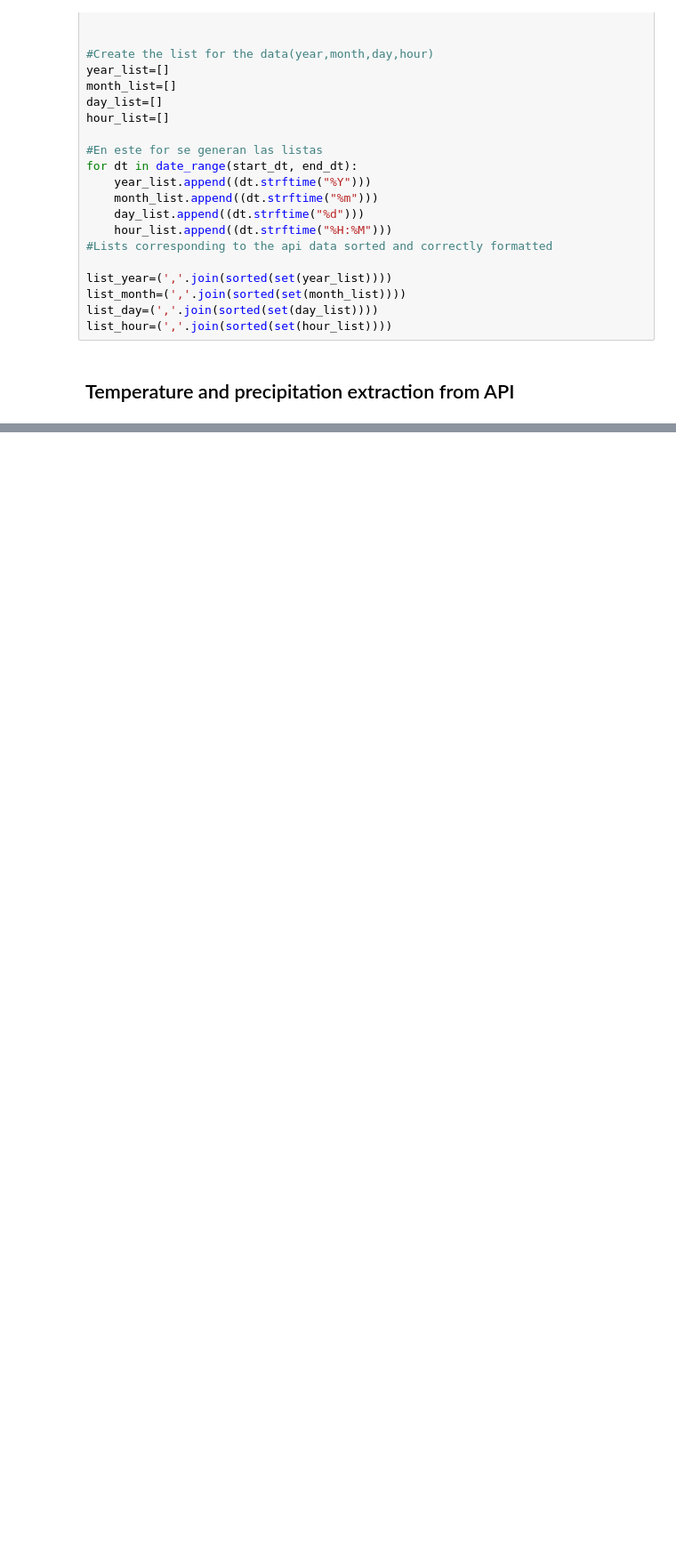
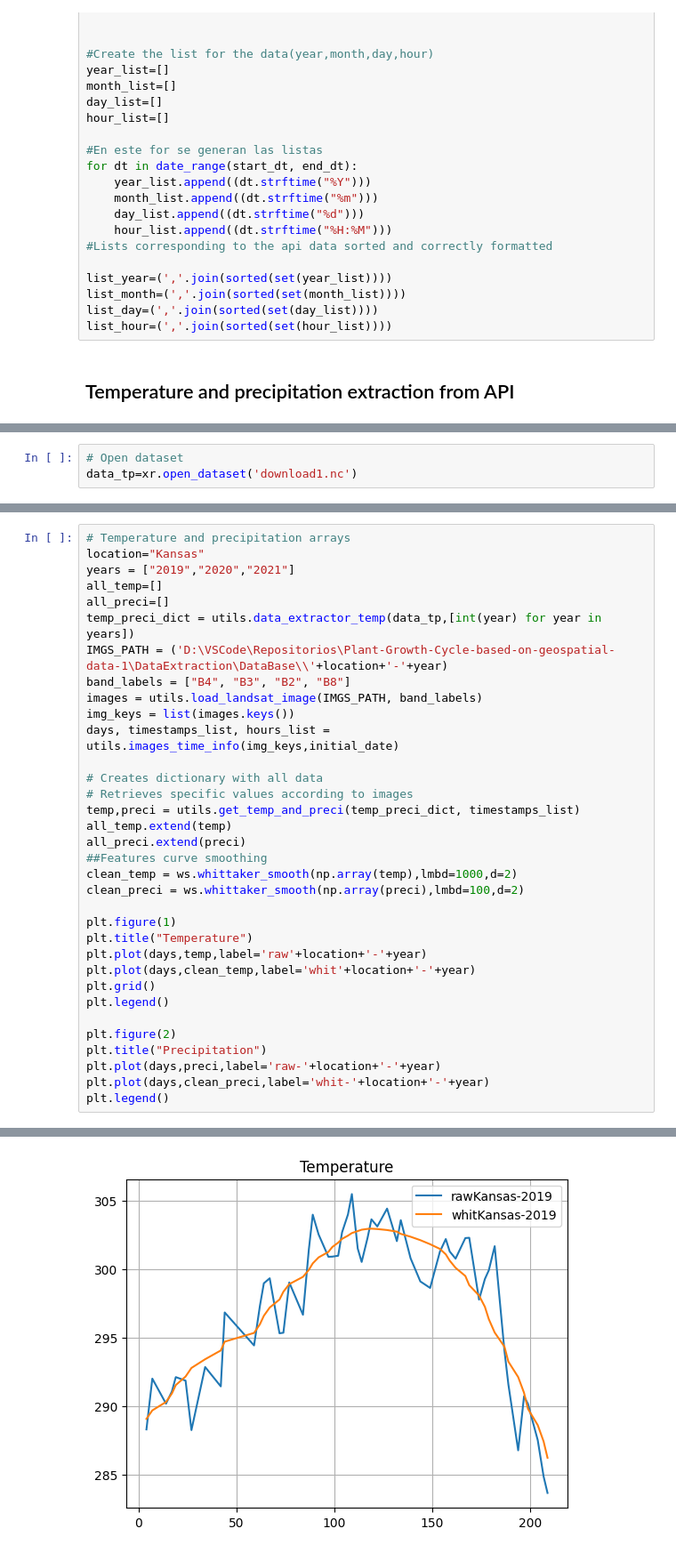
Before and after one commit to AguilarAngel9/Plant-Growth-Cycle-based-on-geospatial-data, a Jupyter notebook: Models/multivariableRegression.ipynb, the cells around one changed output, grey strips where cells are left out. Shown at 89% size. Cells and saved outputs as stored; diff of their text form; blank space fills up the shorter version.

```diff
--- a/Models/multivariableRegression.ipynb
+++ b/Models/multivariableRegression.ipynb
@@ -151,0 +139,3 @@ plt.show()
+# %%
+# Open dataset
+data_tp=xr.open_dataset('download1.nc')
@@ -151,0 +185,35 @@ plt.show()
+# %%
+# Temperature and precipitation arrays
+location="Kansas"
+years = ["2019","2020","2021"]
+all_temp=[]
+all_preci=[]
+temp_preci_dict = utils.data_extractor_temp(data_tp,[int(year) for year in years])
+IMGS_PATH = ('D:\VSCode\Repositorios\Plant-Growth-Cycle-based-on-geospatial-data-1\DataExtraction\DataBase\\'+location+'-'+year)
+band_labels = ["B4", "B3", "B2", "B8"]
+images = utils.load_landsat_image(IMGS_PATH, band_labels)
+img_keys = list(images.keys())
+days, timestamps_list, hours_list = utils.images_time_info(img_keys,initial_date)
+
+# Creates dictionary with all data
+# Retrieves specific values according to images
+temp,preci = utils.get_temp_and_preci(temp_preci_dict, timestamps_list)
+all_temp.extend(temp)
+all_preci.extend(preci)
+##Features curve smoothing
+clean_temp = ws.whittaker_smooth(np.array(temp),lmbd=1000,d=2)
+clean_preci = ws.whittaker_smooth(np.array(preci),lmbd=100,d=2)
+
+plt.figure(1)
+plt.title("Temperature")
+plt.plot(days,temp,label='raw'+location+'-'+year)
+plt.plot(days,clean_temp,label='whit'+location+'-'+year)
+plt.grid()
+plt.legend()
+
+plt.figure(2)
+plt.title("Precipitation")
+plt.plot(days,preci,label='raw-'+location+'-'+year)
+plt.plot(days,clean_preci,label='whit-'+location+'-'+year)
+plt.legend()
+# %% [output]
@@ -151,0 +221 @@ plt.show()
+[figure, added]
```
Also changed, not shown: parts of 20 cells of this notebook.
